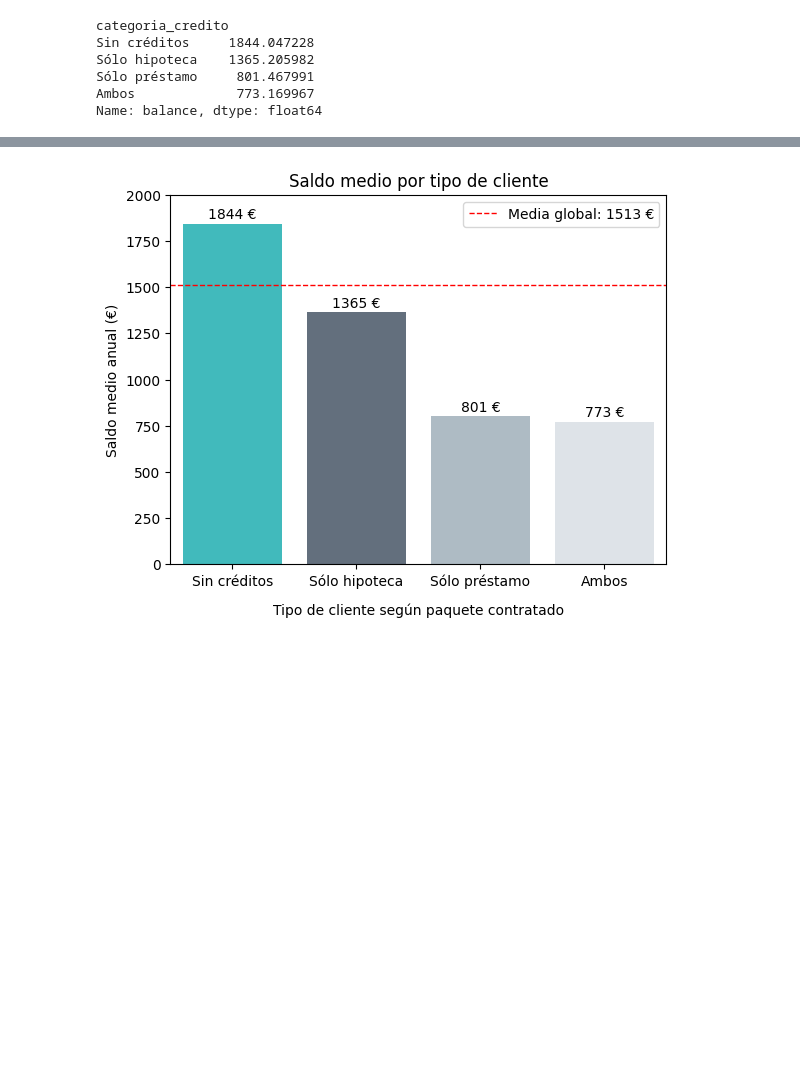
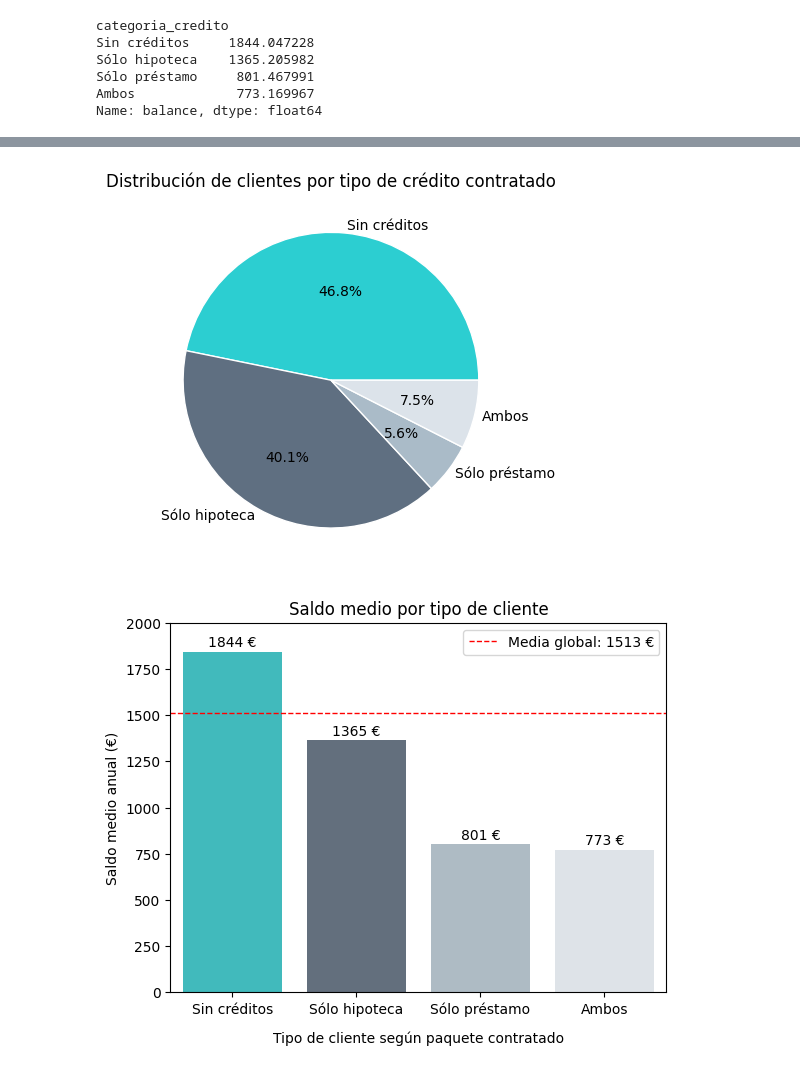
Before and after one commit to MarinaTorba/PersonalDataProrjects, a Jupyter notebook: Equip_9/Scripts/Analisis _Finanzas_250519.ipynb, the cells around one changed output, grey strips where cells are left out. Saved outputs shown, nothing was run; the diff lists cells and outputs as text; code cells hidden in the pictures; blank space fills up the shorter version.

Commit message:
pie chart de disrtribución de clientes por tipo de crédito

```diff
--- a/Equip_9/Scripts/Analisis _Finanzas_250519.ipynb
+++ b/Equip_9/Scripts/Analisis _Finanzas_250519.ipynb
@@ -244,3 +244,17 @@ Sólo hipoteca    1365.205982
 Sólo préstamo     801.467991
 Ambos             773.169967
 Name: balance, dtype: float64
+# %%
+clientes_por_categoria = df['categoria_credito'].value_counts().reindex(['Sin créditos', 'Sólo hipoteca', 'Sólo préstamo', 'Ambos'])
+
+# Crear DataFrame final
+df_balance = pd.DataFrame({
+    'balance_promedio': balance_promedio,
+    'clientes_por_categoria': clientes_por_categoria
+}).reset_index()
+
+# Calcular porcentaje de clientes
+total_clientes = clientes_por_categoria.sum()
+df_balance['pct_clientes'] = (df_balance['clientes_por_categoria'] / total_clientes * 100).round(1)
+
+df_balance
@@ -247,3 +267,10 @@ Name: balance, dtype: float64
+# %%
+# Create a pieplot
+plt.pie(df_balance['pct_clientes'], labels=df_balance['categoria_credito'], labeldistance=1.05, autopct='%1.1f%%', colors=custom_palette, wedgeprops = { 'linewidth' : 1, 'edgecolor' : 'white' })
+plt.title("Distribución de clientes por tipo de crédito contratado", loc='center')
+plt.show()
+# %% [output]
+[figure, added]
 # %%
 # Gráfica pandas
 # balance_promedio.plot(kind='bar', color=custom_palette[:4])
```
Also changed, not shown: parts of 4 cells of this notebook.
